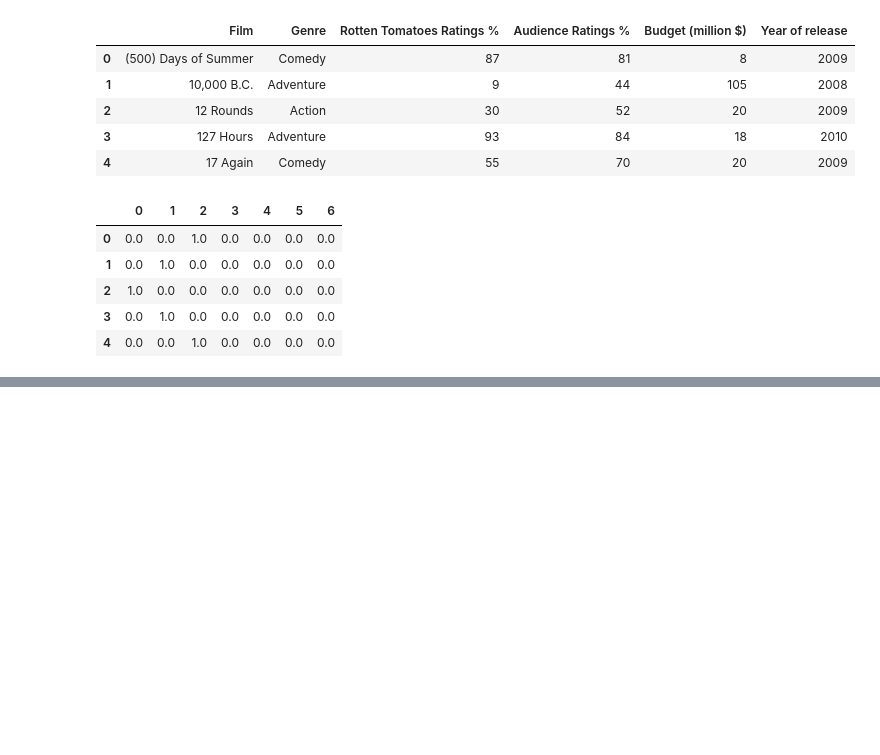
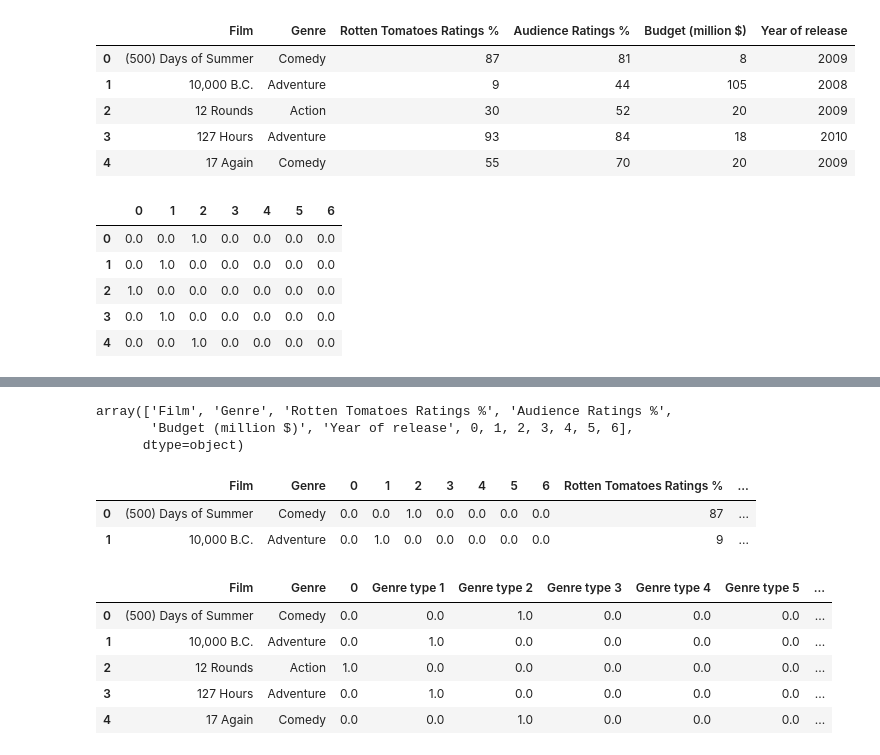
Before and after one commit to filipebodas/python_notes, a Jupyter notebook: python_notes_3.ipynb, the cells around one changed output, grey strips where cells are left out. Cells and saved outputs as stored; diff of their text form; code cells hidden in the pictures; blank space fills up the shorter version.

```diff
--- a/python_notes_3.ipynb
+++ b/python_notes_3.ipynb
@@ -1339,3 +1323,35 @@ movies_1.head()
 | 2 | 12 Rounds | Action | 30 | 52 | 20 | 2009 | ... |
 | 3 | 127 Hours | Adventure | 93 | 84 | 18 | 2010 | ... |
 | 4 | 17 Again | Comedy | 55 | 70 | 20 | 2009 | ... |
+# %%
+movies_1.columns.values
+# %% [output]
+array(['Film', 'Genre', 'Rotten Tomatoes Ratings %', 'Audience Ratings %',
+       'Budget (million $)', 'Year of release', 0, 1, 2, 3, 4, 5, 6],
+      dtype=object)
+# %%
+movies_1_columns = ['Film', 'Genre', 0, 1, 2, 3, 4, 5, 6, 'Rotten Tomatoes Ratings %', 'Audience Ratings %',
+       'Budget (million $)', 'Year of release']
+
+movies_1 = movies_1[movies_1_columns]
+# %%
+movies_1.head(2)
+# %% [output]
+|  | Film | Genre | 0 | 1 | 2 | 3 | 4 | 5 | 6 | Rotten Tomatoes Ratings % | ... |
+| 0 | (500) Days of Summer | Comedy | 0.0 | 0.0 | 1.0 | 0.0 | 0.0 | 0.0 | 0.0 | 87 | ... |
+| 1 | 10,000 B.C. | Adventure | 0.0 | 1.0 | 0.0 | 0.0 | 0.0 | 0.0 | 0.0 | 9 | ... |
+# %%
+movies_1 = movies_1.rename({1: 'Genre type 1'}, axis = 1)
+movies_1 = movies_1.rename({2: 'Genre type 2'}, axis = 1)
+movies_1 = movies_1.rename({3: 'Genre type 3'}, axis = 1)
+movies_1 = movies_1.rename({4: 'Genre type 4'}, axis = 1)
+movies_1 = movies_1.rename({5: 'Genre type 5'}, axis = 1)
+movies_1 = movies_1.rename({6: 'Genre type 6'}, axis = 1)
+movies_1.head()
+# %% [output]
+|  | Film | Genre | 0 | Genre type 1 | Genre type 2 | Genre type 3 | Genre type 4 | Genre type 5 | ... |
+| 0 | (500) Days of Summer | Comedy | 0.0 | 0.0 | 1.0 | 0.0 | 0.0 | 0.0 | ... |
+| 1 | 10,000 B.C. | Adventure | 0.0 | 1.0 | 0.0 | 0.0 | 0.0 | 0.0 | ... |
+| 2 | 12 Rounds | Action | 1.0 | 0.0 | 0.0 | 0.0 | 0.0 | 0.0 | ... |
+| 3 | 127 Hours | Adventure | 0.0 | 1.0 | 0.0 | 0.0 | 0.0 | 0.0 | ... |
+| 4 | 17 Again | Comedy | 0.0 | 0.0 | 1.0 | 0.0 | 0.0 | 0.0 | ... |
```
Also changed, not shown: parts of 41 cells of this notebook.
